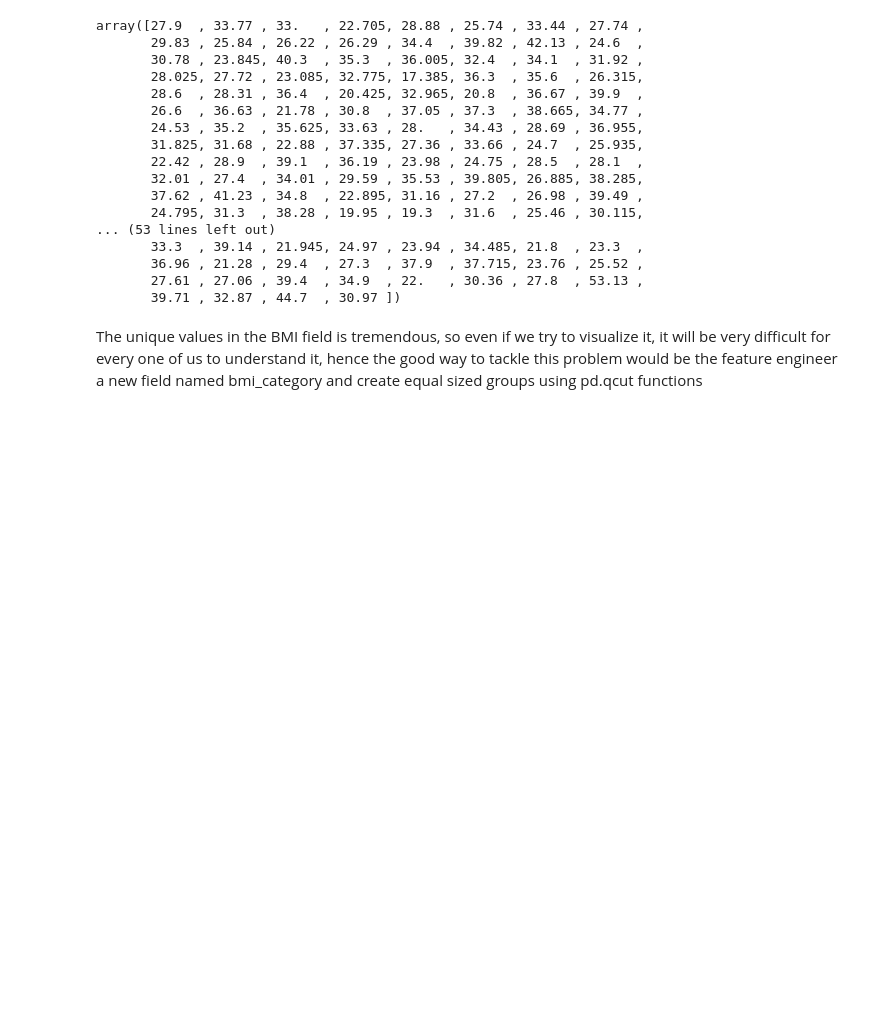
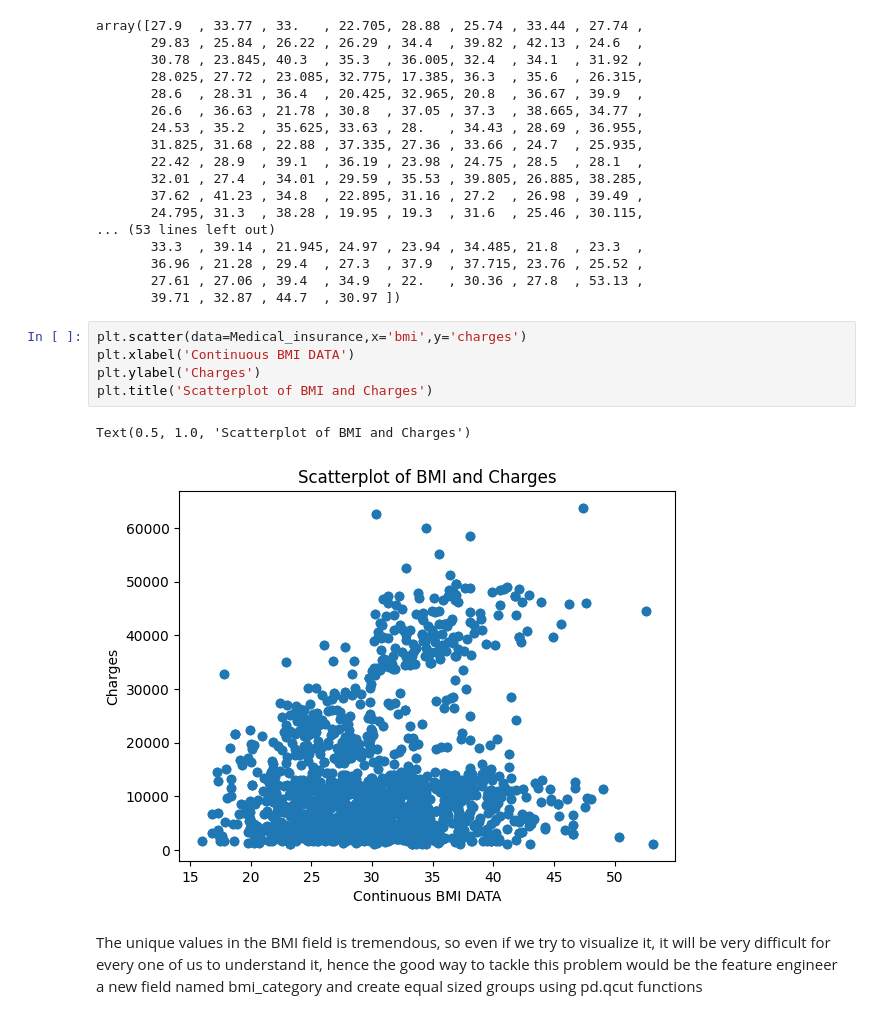
Before and after one commit to Mridul-dhungana/Insurance-DataANALYSIS-AND-ML, a Jupyter notebook: Medical Insurance Prediction.ipynb, the cells around one changed output. Saved outputs shown, nothing was run; the diff lists cells and outputs as text; blank space fills up the shorter version.

```diff
--- a/Medical Insurance Prediction.ipynb
+++ b/Medical Insurance Prediction.ipynb
@@ -258,6 +256,14 @@ array([27.9  , 33.77 , 33.   , 22.705, 28.88 , 25.74 , 33.44 , 27.74 ,
        36.96 , 21.28 , 29.4  , 27.3  , 37.9  , 37.715, 23.76 , 25.52 ,
        27.61 , 27.06 , 39.4  , 34.9  , 22.   , 30.36 , 27.8  , 53.13 ,
        39.71 , 32.87 , 44.7  , 30.97 ])
+# %%
+plt.scatter(data=Medical_insurance,x='bmi',y='charges')
+plt.xlabel('Continuous BMI DATA')
+plt.ylabel('Charges')
+plt.title('Scatterplot of BMI and Charges')
+# %% [output]
+Text(0.5, 1.0, 'Scatterplot of BMI and Charges')
+[figure, added]
 # %% [markdown]
 The unique values in the BMI field is tremendous, so even if we try to visualize it, it will be very difficult for every one of us to understand it,
 hence the good way to tackle this problem would be the feature engineer a new field named bmi_category and create equal sized groups using pd.qcut functions
```
Also changed, not shown: parts of 76 cells of this notebook.
